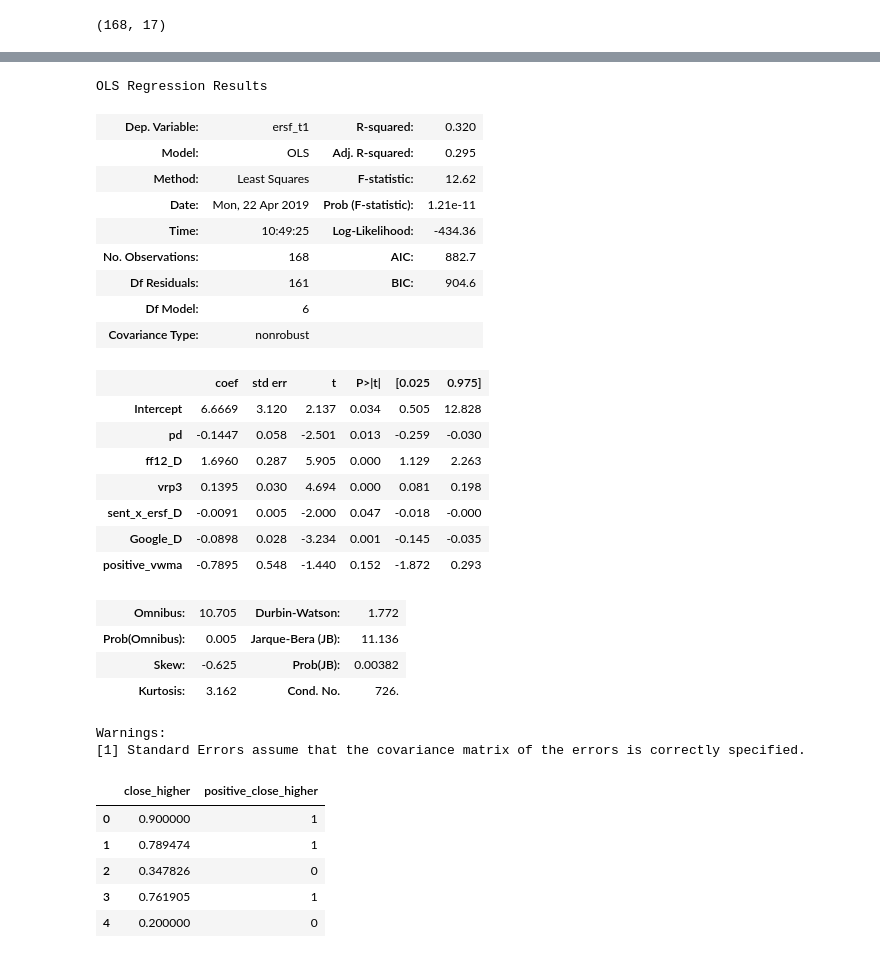
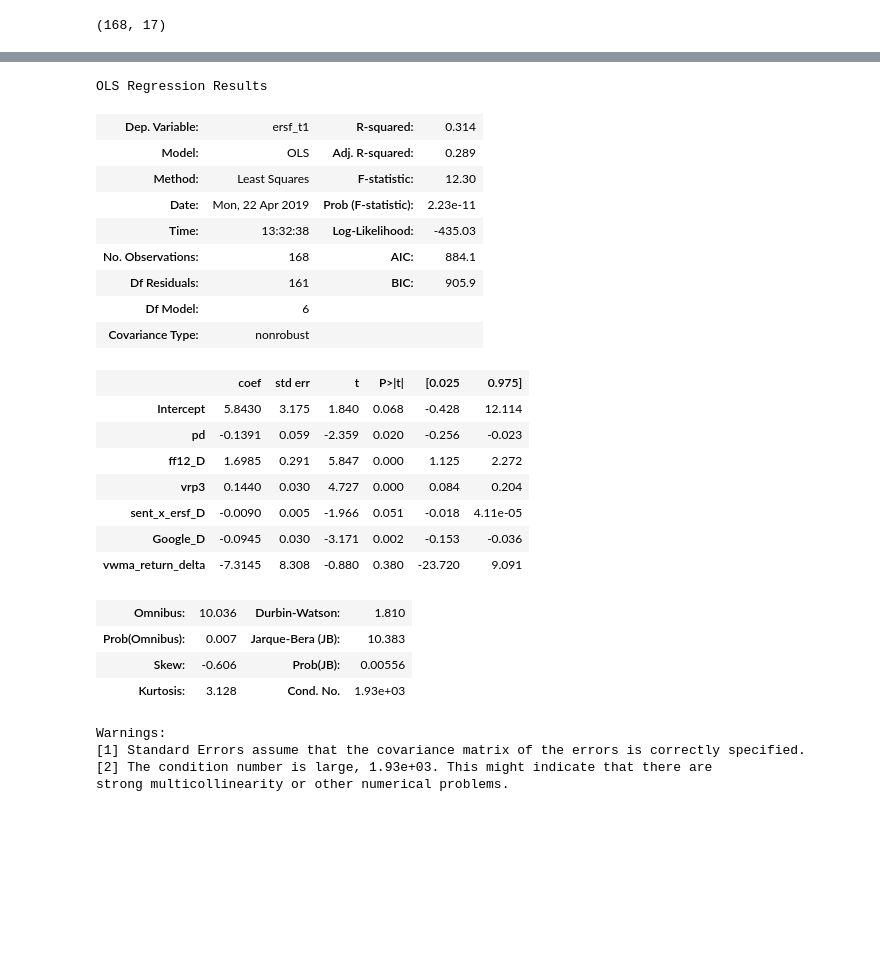
Before and after one commit to maks-p/momentum_sentiment_FINAL, a Jupyter notebook: momentum_sentiment_final.ipynb, the cells around one changed output, grey strips where cells are left out. Saved outputs shown, nothing was run; the diff lists cells and outputs as text; code cells hidden in the pictures; blank space fills up the shorter version.

```diff
--- a/momentum_sentiment_final.ipynb
+++ b/momentum_sentiment_final.ipynb
@@ -640,28 +687,31 @@ df_vwma.corr()
 # %%
-lr_model_with_VWMA = ols(formula='ersf_t1~pd+ff12_D+vrp3+sent_x_ersf_D+Google_D+positive_vwma', data=df_vwma).fit()
+#Model with 'positive_vwma' variable
+lr_model_with_VWMA = ols(formula='ersf_t1~pd+ff12_D+vrp3+sent_x_ersf_D+Google_D+vwma_return_delta', data=df_vwma).fit()
 lr_model_with_VWMA.summary()
 # %% [output]
 OLS Regression Results
-| Dep. Variable: | ersf_t1 | R-squared: | 0.320 |
-| Model: | OLS | Adj. R-squared: | 0.295 |
-| Method: | Least Squares | F-statistic: | 12.62 |
-| Date: | Mon, 22 Apr 2019 | Prob (F-statistic): | 1.21e-11 |
-| Time: | 10:49:25 | Log-Likelihood: | -434.36 |
-| No. Observations: | 168 | AIC: | 882.7 |
-| Df Residuals: | 161 | BIC: | 904.6 |
+| Dep. Variable: | ersf_t1 | R-squared: | 0.314 |
+| Model: | OLS | Adj. R-squared: | 0.289 |
+| Method: | Least Squares | F-statistic: | 12.30 |
+| Date: | Mon, 22 Apr 2019 | Prob (F-statistic): | 2.23e-11 |
+| Time: | 13:32:38 | Log-Likelihood: | -435.03 |
+| No. Observations: | 168 | AIC: | 884.1 |
+| Df Residuals: | 161 | BIC: | 905.9 |
 | Df Model: | 6 |  |  |
 | Covariance Type: | nonrobust |  |  |
 |  | coef | std err | t | P>|t| | [0.025 | 0.975] |
-| Intercept | 6.6669 | 3.120 | 2.137 | 0.034 | 0.505 | 12.828 |
-| pd | -0.1447 | 0.058 | -2.501 | 0.013 | -0.259 | -0.030 |
-| ff12_D | 1.6960 | 0.287 | 5.905 | 0.000 | 1.129 | 2.263 |
-| vrp3 | 0.1395 | 0.030 | 4.694 | 0.000 | 0.081 | 0.198 |
-| sent_x_ersf_D | -0.0091 | 0.005 | -2.000 | 0.047 | -0.018 | -0.000 |
-| Google_D | -0.0898 | 0.028 | -3.234 | 0.001 | -0.145 | -0.035 |
-| positive_vwma | -0.7895 | 0.548 | -1.440 | 0.152 | -1.872 | 0.293 |
+| Intercept | 5.8430 | 3.175 | 1.840 | 0.068 | -0.428 | 12.114 |
+| pd | -0.1391 | 0.059 | -2.359 | 0.020 | -0.256 | -0.023 |
+| ff12_D | 1.6985 | 0.291 | 5.847 | 0.000 | 1.125 | 2.272 |
+| vrp3 | 0.1440 | 0.030 | 4.727 | 0.000 | 0.084 | 0.204 |
+| sent_x_ersf_D | -0.0090 | 0.005 | -1.966 | 0.051 | -0.018 | 4.11e-05 |
+| Google_D | -0.0945 | 0.030 | -3.171 | 0.002 | -0.153 | -0.036 |
+| vwma_return_delta | -7.3145 | 8.308 | -0.880 | 0.380 | -23.720 | 9.091 |
-| Omnibus: | 10.705 | Durbin-Watson: | 1.772 |
-| Prob(Omnibus): | 0.005 | Jarque-Bera (JB): | 11.136 |
-| Skew: | -0.625 | Prob(JB): | 0.00382 |
-| Kurtosis: | 3.162 | Cond. No. | 726. |
+| Omnibus: | 10.036 | Durbin-Watson: | 1.810 |
+| Prob(Omnibus): | 0.007 | Jarque-Bera (JB): | 10.383 |
+| Skew: | -0.606 | Prob(JB): | 0.00556 |
+| Kurtosis: | 3.128 | Cond. No. | 1.93e+03 |
 Warnings:
 [1] Standard Errors assume that the covariance matrix of the errors is correctly specified.
+[2] The condition number is large, 1.93e+03. This might indicate that there are
+strong multicollinearity or other numerical problems.
@@ -673,9 +717,0 @@ df_vwma_CH = pd.DataFrame(data3)
-# %%
-df_vwma_CH.head()
-# %% [output]
-|  | close_higher | positive_close_higher |
-| 0 | 0.900000 | 1 |
-| 1 | 0.789474 | 1 |
-| 2 | 0.347826 | 0 |
-| 3 | 0.761905 | 1 |
-| 4 | 0.200000 | 0 |
```
Also changed, not shown: parts of 35 cells of this notebook, 3 other files.
